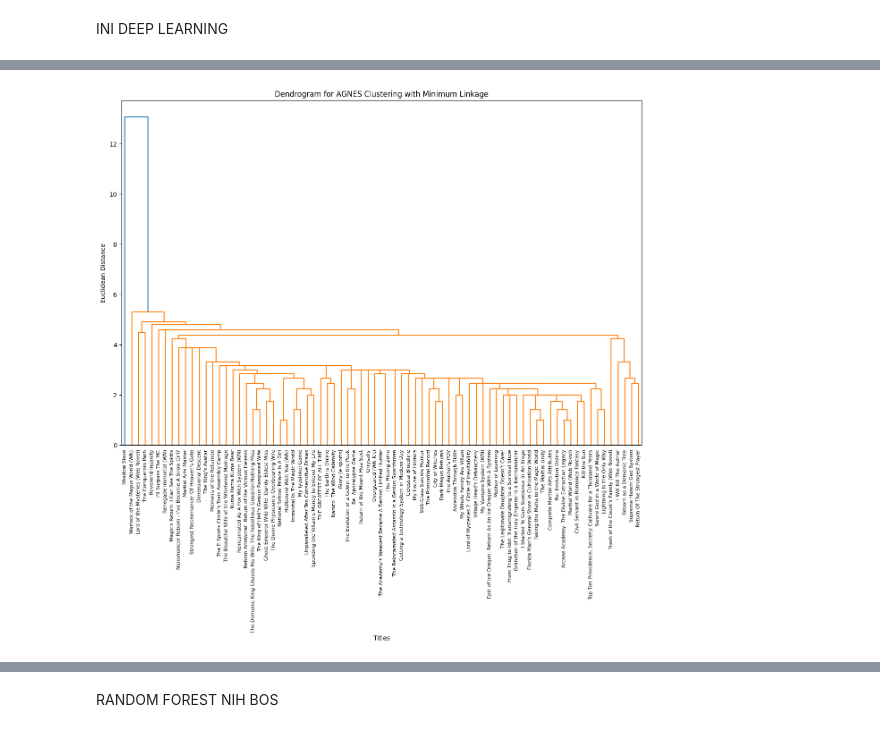
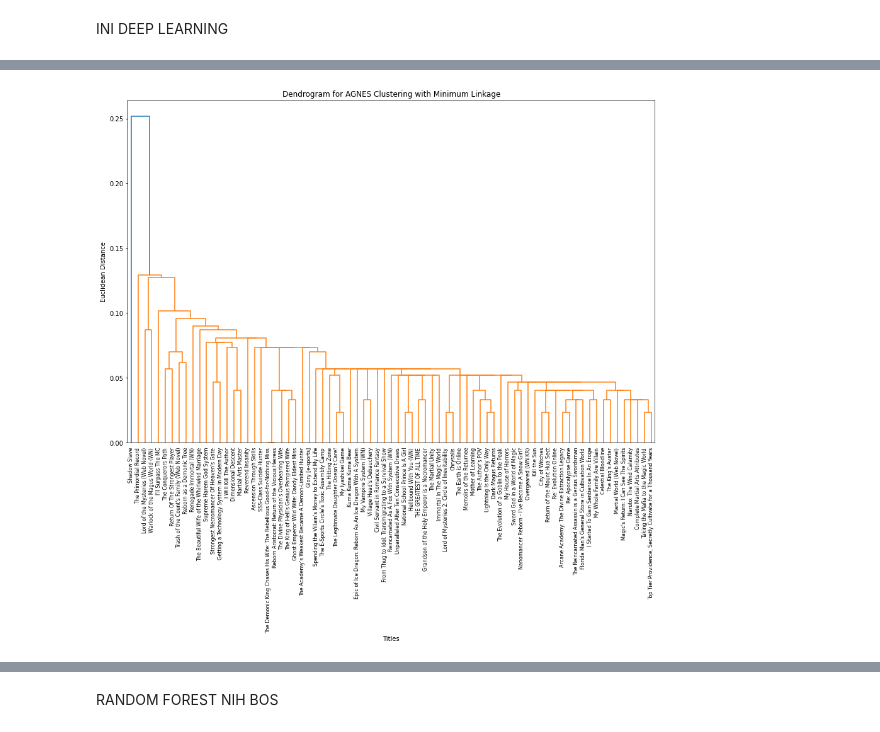
Before and after one commit to ChrisJulLimantoro/sentiment-analysis, a Jupyter notebook: proyek.ipynb, the cells around one changed output, grey strips where cells are left out. Drawn from its saved outputs; the diff is of its cells as text; code cells hidden in the pictures.

```diff
--- a/proyek.ipynb
+++ b/proyek.ipynb
@@ -738,7 +733,27 @@ for title, comments in sentiment_results.items():
 
     count_dict[title] = sentiment_count
 
-print(count_dict)
+# print(count_dict)
+
+# NORMALISASI
+# Extract all values for MinMax normalization from count_dict_forest
+all_values = [count for sentiments in count_dict.values() for count in sentiments.values()]
+max_values_per_emotion = {emotion: max(sentiments.get(emotion, 0) for sentiments in count_dict.values()) for emotion in emotions}
+max_val = max(all_values)
+min_val = min(all_values)
+
+print(max_values_per_emotion)
+print(min_val)
+
+# Apply MinMax normalization
+DL_normalized_data = {}
+for title, sentiments in count_dict.items():
+    # PER KOLOM
+    # DL_normalized_data[title] = {emotion: (count - min_val) / (max_values_per_emotion[emotion] - min_val) if max_values_per_emotion[emotion] - min_val else 0 for emotion, count in sentiments.items()}
+    # ALL
+    DL_normalized_data[title] = {emotion: (count - min_val) / (max_val - min_val) if max_val - min_val else 0 for emotion, count in sentiments.items()}
+
+print(DL_normalized_data)
 # %% [output]
 1/1 [==============================] - 0s 114ms/step
 1/1 [==============================] - 0s 87ms/step
@@ -824,21 +966,21 @@ plt.show()
 # %%
 from scipy.cluster.hierarchy import linkage, dendrogram
 
 # Generating the linkage matrix for AGNES with 'single' linkage (also known as minimum linkage)
-new_dict = count_dict
+new_dict = DL_normalized_data
 
 # Convert dictionary to DataFrame
 df_extended = pd.DataFrame.from_dict(new_dict, orient='index')
 Z_agnes_min = linkage(df_extended, method='single')
 
 plt.figure(figsize=(15, 10))  # Meningkatkan dimensi plot
 dendrogram(Z_agnes_min, labels=df_extended.index, leaf_font_size=8)  # Menyesuaikan parameter leaf
 plt.title('Dendrogram for AGNES Clustering with Minimum Linkage')
 plt.xlabel('Titles')
 plt.ylabel('Euclidean Distance')
 plt.show()
 # %% [output]
-[figure, old version]
+[figure, new version]
 # %%
 import matplotlib.pyplot as plt
 
```
Also changed, not shown: parts of 21 cells of this notebook.
